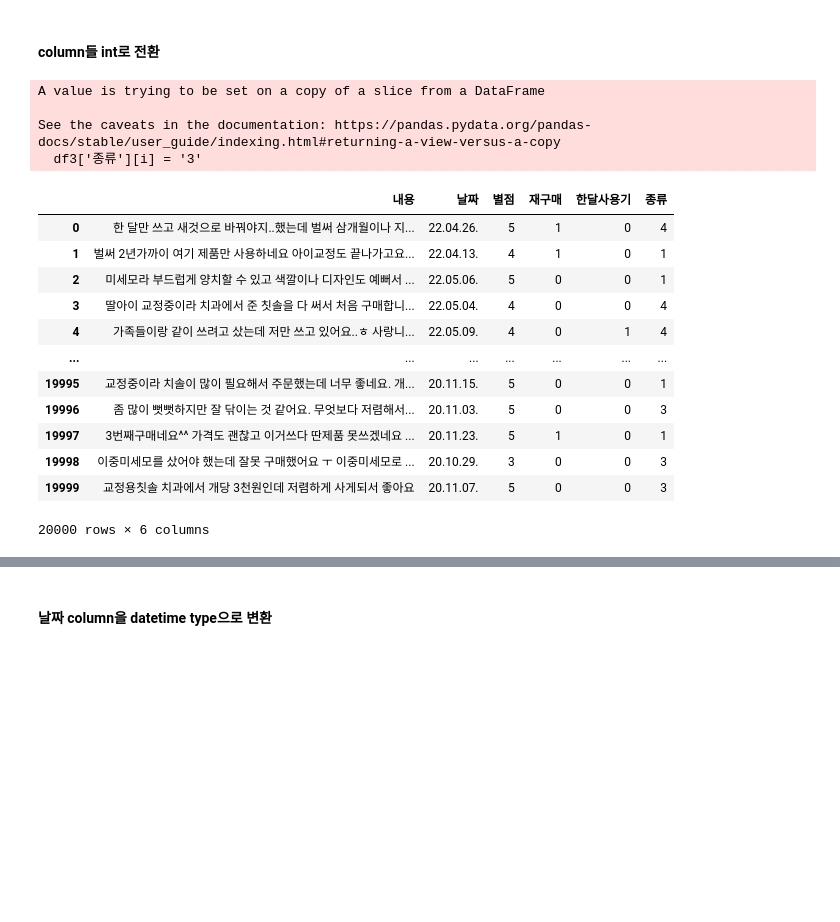
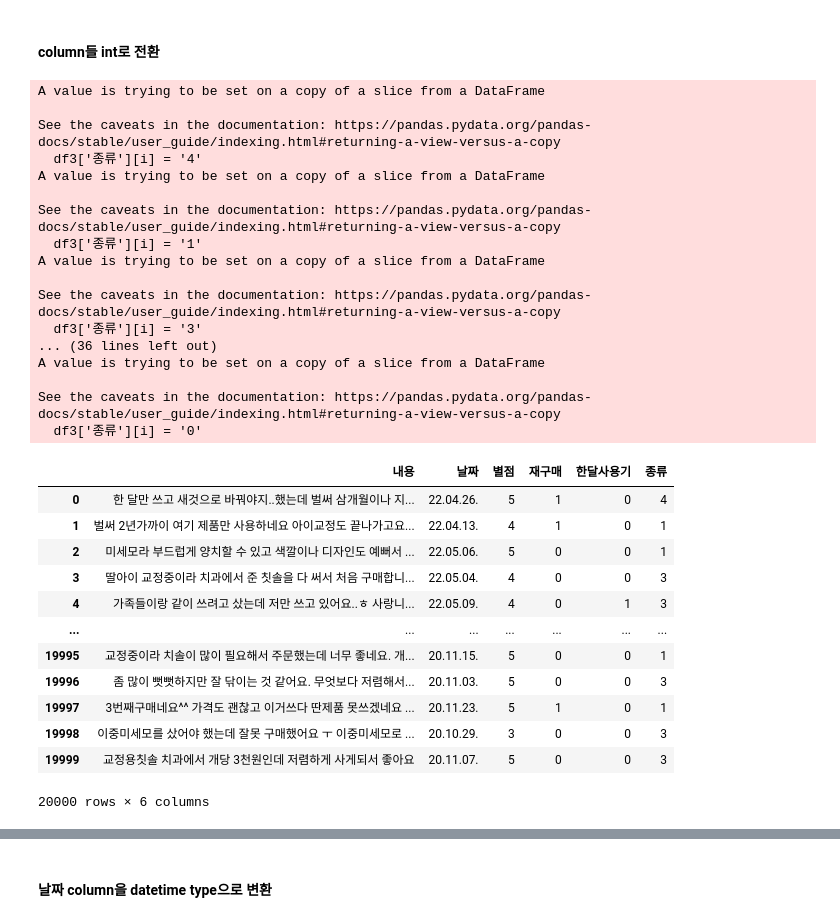
Before and after one commit to K-Final-Project/MZ-trend, a Jupyter notebook: 네이버쇼핑몰 칫솔-동호/네이버 쇼핑몰 칫솔 전처리완료-동호.ipynb, the cells around one changed output, grey strips where cells are left out. Saved outputs shown, nothing was run; the diff lists cells and outputs as text; code cells hidden in the pictures; blank space fills up the shorter version.

```diff
--- a/네이버쇼핑몰 칫솔-동호/네이버 쇼핑몰 칫솔 전처리완료-동호.ipynb
+++ b/네이버쇼핑몰 칫솔-동호/네이버 쇼핑몰 칫솔 전처리완료-동호.ipynb
@@ -16,8 +16,8 @@ import openpyxl
 import datetime
 import csv
 # %%
-df = pd.read_excel('./칫솔(SNG 치과칫솔).xlsx', index_col=0)
-df.to_csv('./칫솔(SNG 치과칫솔).csv')
+# df = pd.read_excel('./칫솔(SNG 치과칫솔).xlsx', index_col=0)
+# df.to_csv('./칫솔(SNG 치과칫솔).csv')
 df = pd.read_csv('./칫솔(SNG 치과칫솔).csv', index_col=0)
 # %% [markdown]
 ### 데이터 수치화
@@ -528,49 +505,62 @@ df3['종류'] = df3['종류'].fillna('0')
 df3['재구매'] = df3['재구매'].replace('재구매','1')
 df3['한달사용기'] = df3['한달사용기'].replace('한달사용기','1')
 
 # 1번: 미세모, 2번 : 이중미세모, 3번: 일반모 ,4번 : 어금니전용+스파이럴모, 5번 : 치실과 치간칫솔, 6번 : 미세모 반, 일반모 반으로 주문, 7번: 이중미세모 반, 미세모 반
 # 0번 알수없음(미선택 + 배송메세지로 적었기에 알수없음 + 단종)
 for i, item in enumerate(df3['종류']):
     if '이중' in item:              # 이중미세모 변환
         df3['종류'][i] = '2'
-    if '반반' in item:              # 미세모,일반모세트 변환
+    elif '반반' in item:              # 미세모,일반모세트 변환
         df3['종류'][i] = '6'
-    if '치간' in item:              # 치간칫솔 변환
+    elif '치간' in item:              # 치간칫솔 변환
         df3['종류'][i] = '5'
-    if '일반' in item:              # 일반모 변환
+    elif '일반' in item:              # 일반모 변환
         df3['종류'][i] = '3'
-    if '스파이럴' in item:          # 스파이럴모 변환
+    elif '스파이럴' in item:          # 스파이럴모 변환
         df3['종류'][i] = '4'
-    if '어금니' in item:            # 어금니전용 변환
+    elif '어금니' in item:            # 어금니전용 변환
         df3['종류'][i] = '4'
-    if '미세' in item:              # 미세모 변환
+    elif '미세' in item:              # 미세모 변환
         df3['종류'][i] = '1'
-    if '와타나베' in item:          # 일반모 변환
+    elif '와타나베' in item:          # 일반모 변환
         df3['종류'][i] = '3'
-    if '단단' in item:              # 일반모 변환
+    elif '단단' in item:              # 일반모 변환
         df3['종류'][i] = '3'
-    if 'E-1' in item:              #  E-1,2,3,4는 유아용제품. 연령대 + 이중미세모와 미세모로 구분된 제품군이라 각각 구분
-        df3['종류'][i] = '1',
-    if 'E-2' in item:
+    elif 'E-1' in item:              #  E-1,2,3,4는 유아용제품. 연령대 + 이중미세모와 미세모로 구분된 제품군이라 각각 구분
+        df3['종류'][i] = '1'
+    elif 'E-2' in item:
         df3['종류'][i] = '2'
-    if 'E-3' in item:
+    elif 'E-3' in item:
         df3['종류'][i] = '1'
-    if 'E-4' in item:
+    elif 'E-4' in item:
         df3['종류'][i] = '2'
-    if '대왕' in item:              # 대왕 칫솔 실속패키지는 단종
+    elif '대왕' in item:              # 대왕 칫솔 실속패키지는 단종
         df3['종류'][i] = '0'
 df3
 # %% [output]
+A value is trying to be set on a copy of a slice from a DataFrame
+
+See the caveats in the documentation: https://pandas.pydata.org/pandas-docs/stable/user_guide/indexing.html#returning-a-view-versus-a-copy
+  df3['종류'][i] = '4'
+A value is trying to be set on a copy of a slice from a DataFrame
+
+See the caveats in the documentation: https://pandas.pydata.org/pandas-docs/stable/user_guide/indexing.html#returning-a-view-versus-a-copy
+  df3['종류'][i] = '1'
 A value is trying to be set on a copy of a slice from a DataFrame
 
 See the caveats in the documentation: https://pandas.pydata.org/pandas-docs/stable/user_guide/indexing.html#returning-a-view-versus-a-copy
   df3['종류'][i] = '3'
+... (36 lines left out)
+A value is trying to be set on a copy of a slice from a DataFrame
+
+See the caveats in the documentation: https://pandas.pydata.org/pandas-docs/stable/user_guide/indexing.html#returning-a-view-versus-a-copy
+  df3['종류'][i] = '0'
 |  | 내용 | 날짜 | 별점 | 재구매 | 한달사용기 | 종류 |
 | 0 | 한 달만 쓰고 새것으로 바꿔야지..했는데 벌써 삼개월이나 지... | 22.04.26. | 5 | 1 | 0 | 4 |
 | 1 | 벌써 2년가까이 여기 제품만 사용하네요 아이교정도 끝나가고요... | 22.04.13. | 4 | 1 | 0 | 1 |
 | 2 | 미세모라 부드럽게 양치할 수 있고 색깔이나 디자인도 예뻐서 ... | 22.05.06. | 5 | 0 | 0 | 1 |
-| 3 | 딸아이 교정중이라 치과에서 준 칫솔을 다 써서 처음 구매합니... | 22.05.04. | 4 | 0 | 0 | 4 |
-| 4 | 가족들이랑 같이 쓰려고 샀는데 저만 쓰고 있어요..ㅎ 사랑니... | 22.05.09. | 4 | 0 | 1 | 4 |
+| 3 | 딸아이 교정중이라 치과에서 준 칫솔을 다 써서 처음 구매합니... | 22.05.04. | 4 | 0 | 0 | 3 |
+| 4 | 가족들이랑 같이 쓰려고 샀는데 저만 쓰고 있어요..ㅎ 사랑니... | 22.05.09. | 4 | 0 | 1 | 3 |
 | ... | ... | ... | ... | ... | ... | ... |
 | 19995 | 교정중이라 치솔이 많이 필요해서 주문했는데 너무 좋네요. 개... | 20.11.15. | 5 | 0 | 0 | 1 |
 | 19996 | 좀 많이 뻣뻣하지만 잘 닦이는 것 같어요. 무엇보다 저렴해서... | 20.11.03. | 5 | 0 | 0 | 3 |
```
Also changed, not shown: parts of 20 cells of this notebook, 6 other files.
